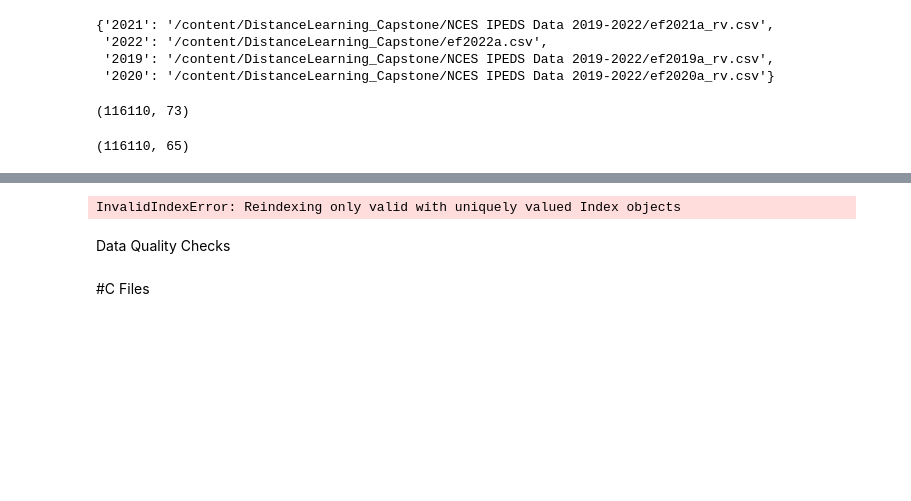
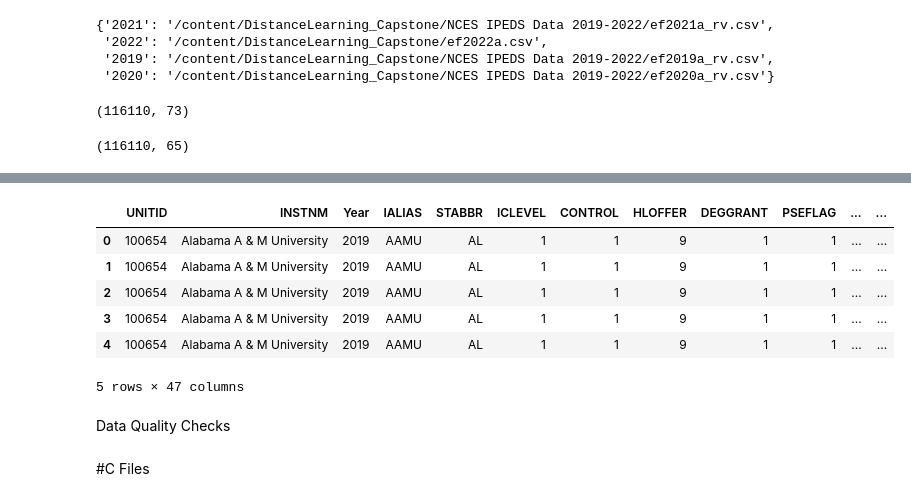
Before and after one commit to katyk20/DistanceLearning_Capstone, a Jupyter notebook: Code Notebooks/NCES_IPEDS_Dataset.ipynb, the cells around one changed output, grey strips where cells are left out. Drawn from its saved outputs; the diff is of its cells as text; code cells hidden in the pictures; blank space fills up the shorter version.

```diff
--- a/Code Notebooks/NCES_IPEDS_Dataset.ipynb
+++ b/Code Notebooks/NCES_IPEDS_Dataset.ipynb
@@ -363,8 +385,19 @@ rginst2022= add_year(rginst2022, 2022)
 # %%
 # rginst2019.to_csv('rginst2019.csv')
-combined_race_gen_inst= pd.concat([df1.reset_index(drop=True),rginst2020, rginst2021, rginst2022])
+combined_race_gen_inst= pd.concat([rginst2019.reset_index(drop=True),
+                                   rginst2020.reset_index(drop=True),
+                                   rginst2021.reset_index(drop=True),
+                                   rginst2022.reset_index(drop=True)])
-# %% [output]
-InvalidIndexError: Reindexing only valid with uniquely valued Index objects
+# %%
+combined_race_gen_inst.head()
+# %% [output]
+|  | UNITID | INSTNM | Year | IALIAS | STABBR | ICLEVEL | CONTROL | HLOFFER | DEGGRANT | PSEFLAG | ... | ... |
+| 0 | 100654 | Alabama A & M University | 2019 | AAMU | AL | 1 | 1 | 9 | 1 | 1 | ... | ... |
+| 1 | 100654 | Alabama A & M University | 2019 | AAMU | AL | 1 | 1 | 9 | 1 | 1 | ... | ... |
+| 2 | 100654 | Alabama A & M University | 2019 | AAMU | AL | 1 | 1 | 9 | 1 | 1 | ... | ... |
+| 3 | 100654 | Alabama A & M University | 2019 | AAMU | AL | 1 | 1 | 9 | 1 | 1 | ... | ... |
+| 4 | 100654 | Alabama A & M University | 2019 | AAMU | AL | 1 | 1 | 9 | 1 | 1 | ... | ... |
+5 rows × 47 columns
 # %% [markdown]
 Data Quality Checks
 # %%
```
Also changed, not shown: parts of 24 cells of this notebook.
